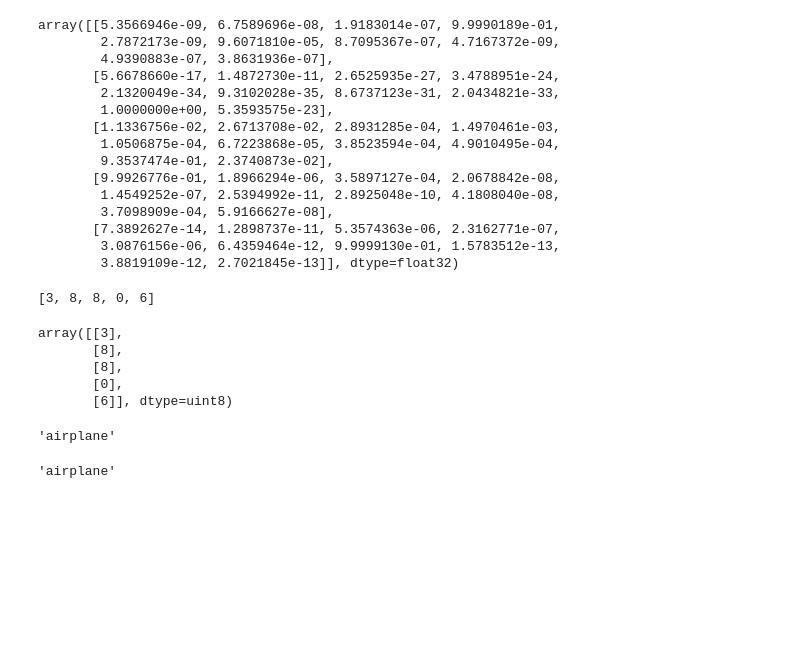
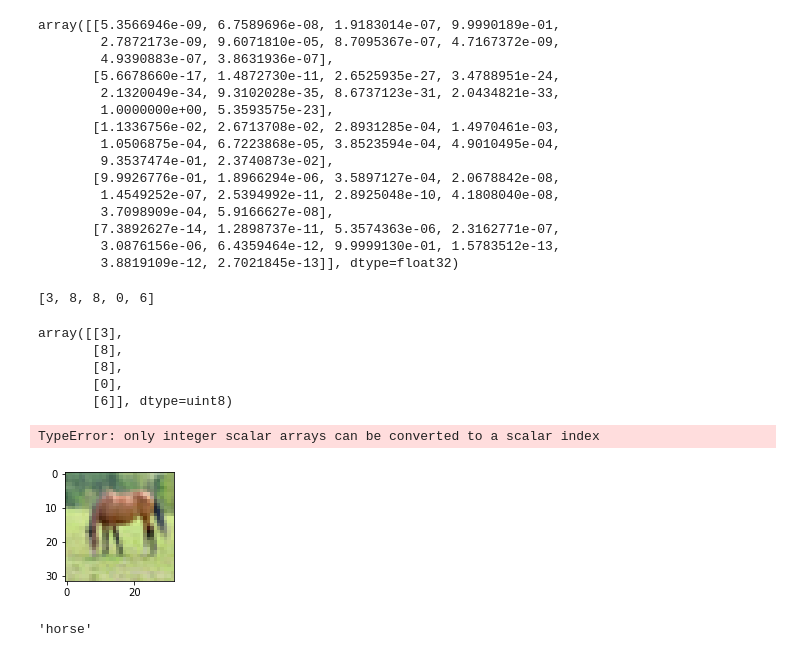
Before and after one commit to ShamikRana/Convolutional-Neural-Network-CNN-, a Jupyter notebook: cnn-tutorial.ipynb, the cells around one changed output. Drawn from its saved outputs; the diff is of its cells as text; code cells hidden in the pictures; blank space fills up the shorter version.

```diff
--- a/cnn-tutorial.ipynb
+++ b/cnn-tutorial.ipynb
@@ -235,11 +235,12 @@ array([[3],
        [8],
        [0],
        [6]], dtype=uint8)
+# %%
+plot_sample(X_test, y_test,60)
+# %% [output]
+TypeError: only integer scalar arrays can be converted to a scalar index
+[figure, added]
 # %%
-classes[y_classes[3]]
+classes[y_classes[60]]
 # %% [output]
-'airplane'
+'horse'
-# %%
-classes[y_classes[3]]
-# %% [output]
-'airplane'
```
